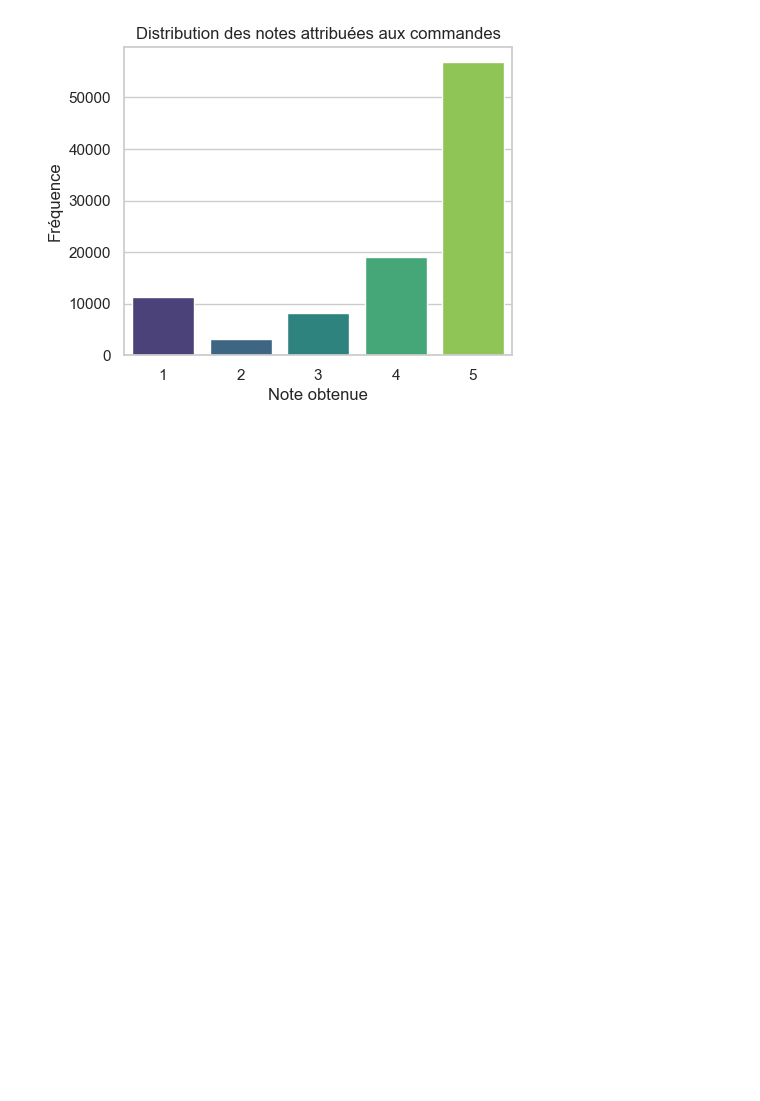
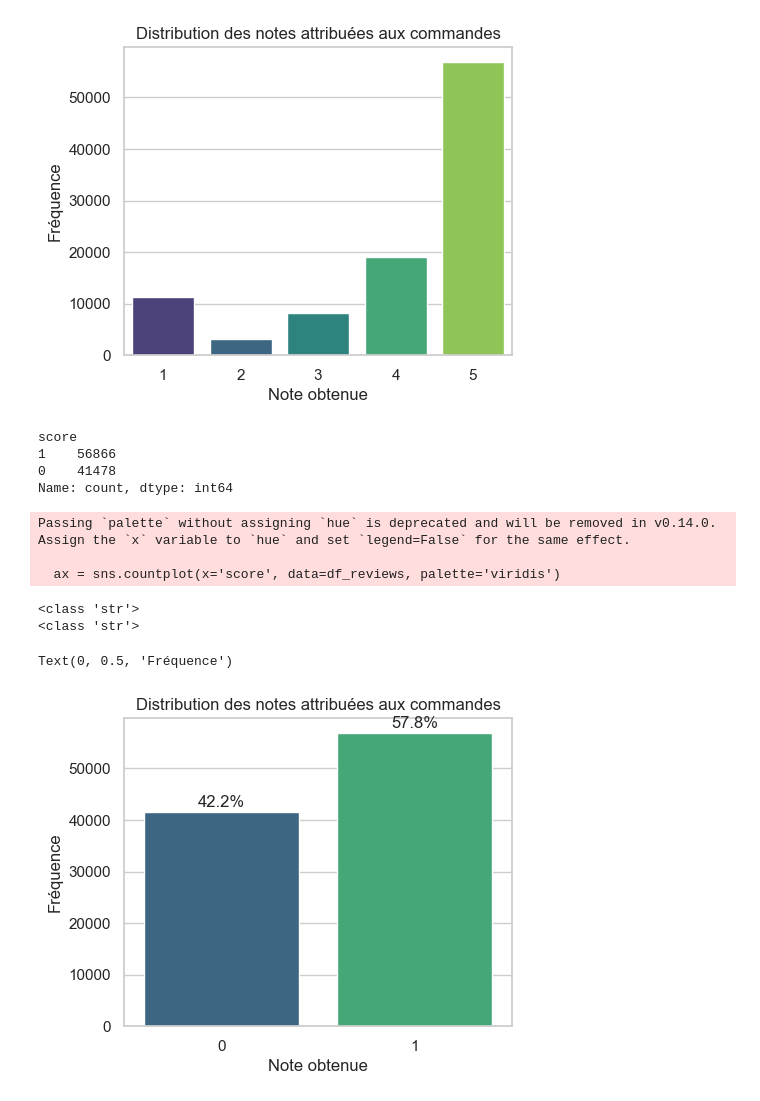
Before and after one commit to charles-42/date_engineer_week_brief, a Jupyter notebook: analyse.ipynb, the cells around one changed output. Drawn from its saved outputs; the diff is of its cells as text; code cells hidden in the pictures; blank space fills up the shorter version.

```diff
--- a/analyse.ipynb
+++ b/analyse.ipynb
@@ -40,5 +40,37 @@ Passing `palette` without assigning `hue` is deprecated and will be removed in v
 
   sns.countplot(x='review_score', data=df_reviews, palette='viridis')
 [figure]
-# %%
-df_reviews['score'] =
+# %%
+df_reviews['score'] = df_reviews['review_score'].apply(lambda x : 1 if x==5 else 0)
+df_reviews['score'].value_counts()
+# %% [output]
+score
+1    56866
+0    41478
+Name: count, dtype: int64
+# %%
+plt.figure(figsize=(5, 4))
+ax = sns.countplot(x='score', data=df_reviews, palette='viridis')
+
+# Add percentages to each bar
+total = len(df_reviews['score'])
+for p in ax.patches:
+    percentage = '{:.1f}%'.format(100 * p.get_height() / total)
+    # percentage = 100 * p.get_height() / total
+    print(type(percentage))
+    x = p.get_x() + p.get_width() / 2
+    y = p.get_height() + 1000
+    ax.annotate(percentage, (x, y), ha='center')
+
+
+ax.set_title('Distribution des notes attribuées aux commandes')
+ax.set_xlabel('Note obtenue')
+ax.set_ylabel('Fréquence')
+# %% [output]
+Passing `palette` without assigning `hue` is deprecated and will be removed in v0.14.0. Assign the `x` variable to `hue` and set `legend=False` for the same effect.
+
+  ax = sns.countplot(x='score', data=df_reviews, palette='viridis')
+<class 'str'>
+<class 'str'>
+Text(0, 0.5, 'Fréquence')
+[figure, added]
```
